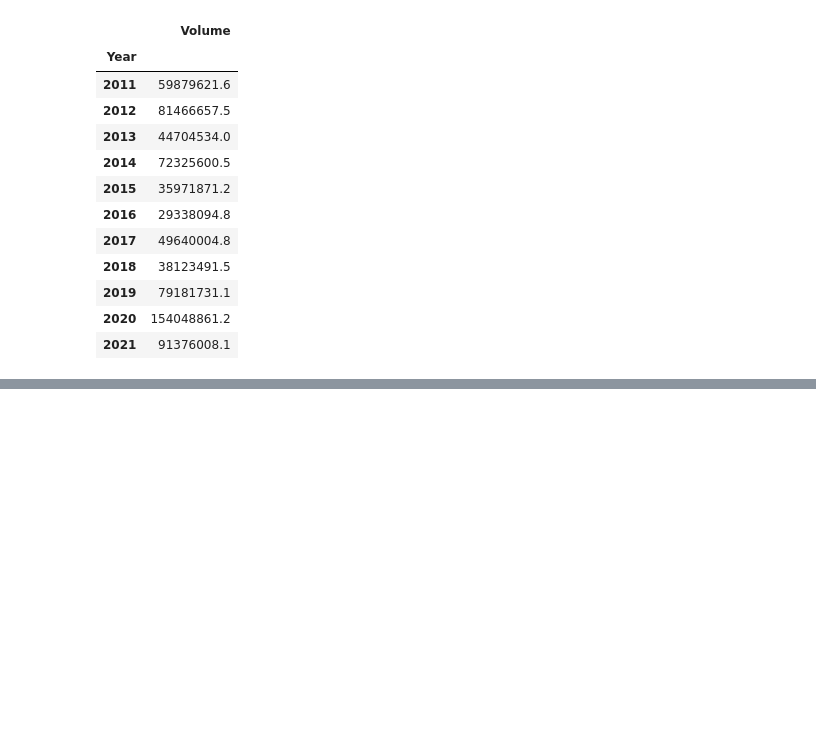
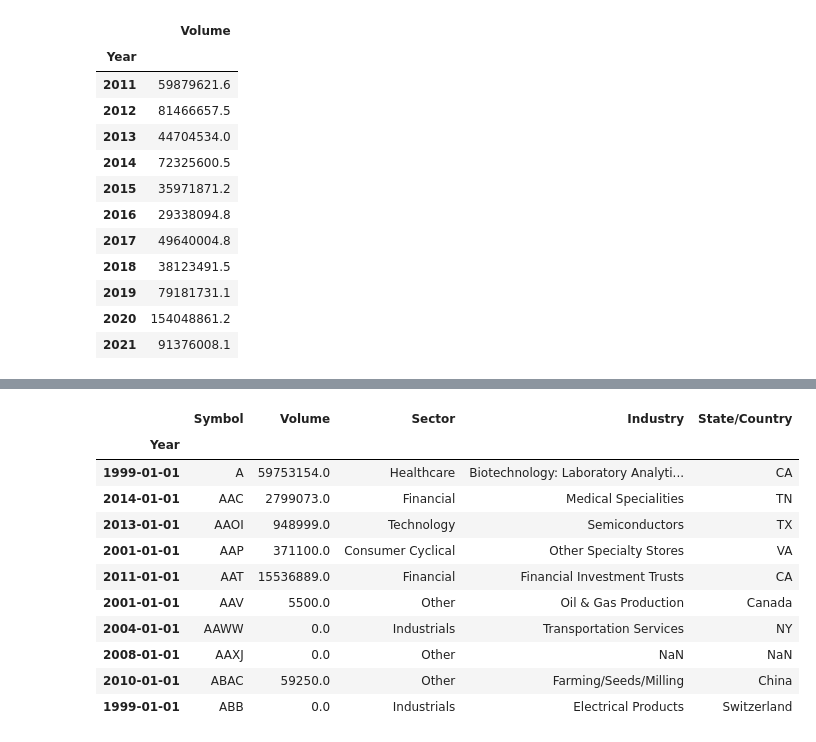
Before and after one commit to JunTheRewels/IPO_Analysis, a Jupyter notebook: final_csv_filter.ipynb, the cells around one changed output, grey strips where cells are left out. Saved outputs shown, nothing was run; the diff lists cells and outputs as text; code cells hidden in the pictures; blank space fills up the shorter version.

Commit message:
created remaining charts and tables as well as charts and tables for 96-02 to display thevolume of IPOs during the .com bubble

```diff
--- a/final_csv_filter.ipynb
+++ b/final_csv_filter.ipynb
@@ -129,2 +138,23 @@ ipo_df_2011
 # %% [output]
 [interactive output not drawn]
+# %%
+ipo_df_by_year = pd.read_csv(
+    Path("./csvs/sector_data.csv"),
+    index_col='Year',
+    parse_dates=True,
+    infer_datetime_format=True)
+# %%
+ipo_df_by_year.head(10)
+# %% [output]
+|  | Symbol | Volume | Sector | Industry | State/Country |
+| Year |  |  |  |  |  |
+| 1999-01-01 | A | 59753154.0 | Healthcare | Biotechnology: Laboratory Analyti... | CA |
+| 2014-01-01 | AAC | 2799073.0 | Financial | Medical Specialities | TN |
+| 2013-01-01 | AAOI | 948999.0 | Technology | Semiconductors | TX |
+| 2001-01-01 | AAP | 371100.0 | Consumer Cyclical | Other Specialty Stores | VA |
+| 2011-01-01 | AAT | 15536889.0 | Financial | Financial Investment Trusts | CA |
+| 2001-01-01 | AAV | 5500.0 | Other | Oil & Gas Production | Canada |
+| 2004-01-01 | AAWW | 0.0 | Industrials | Transportation Services | NY |
+| 2008-01-01 | AAXJ | 0.0 | Other | NaN | NaN |
+| 2010-01-01 | ABAC | 59250.0 | Other | Farming/Seeds/Milling | China |
+| 1999-01-01 | ABB | 0.0 | Industrials | Electrical Products | Switzerland |
```
Also changed, not shown: parts of 41 cells of this notebook.
